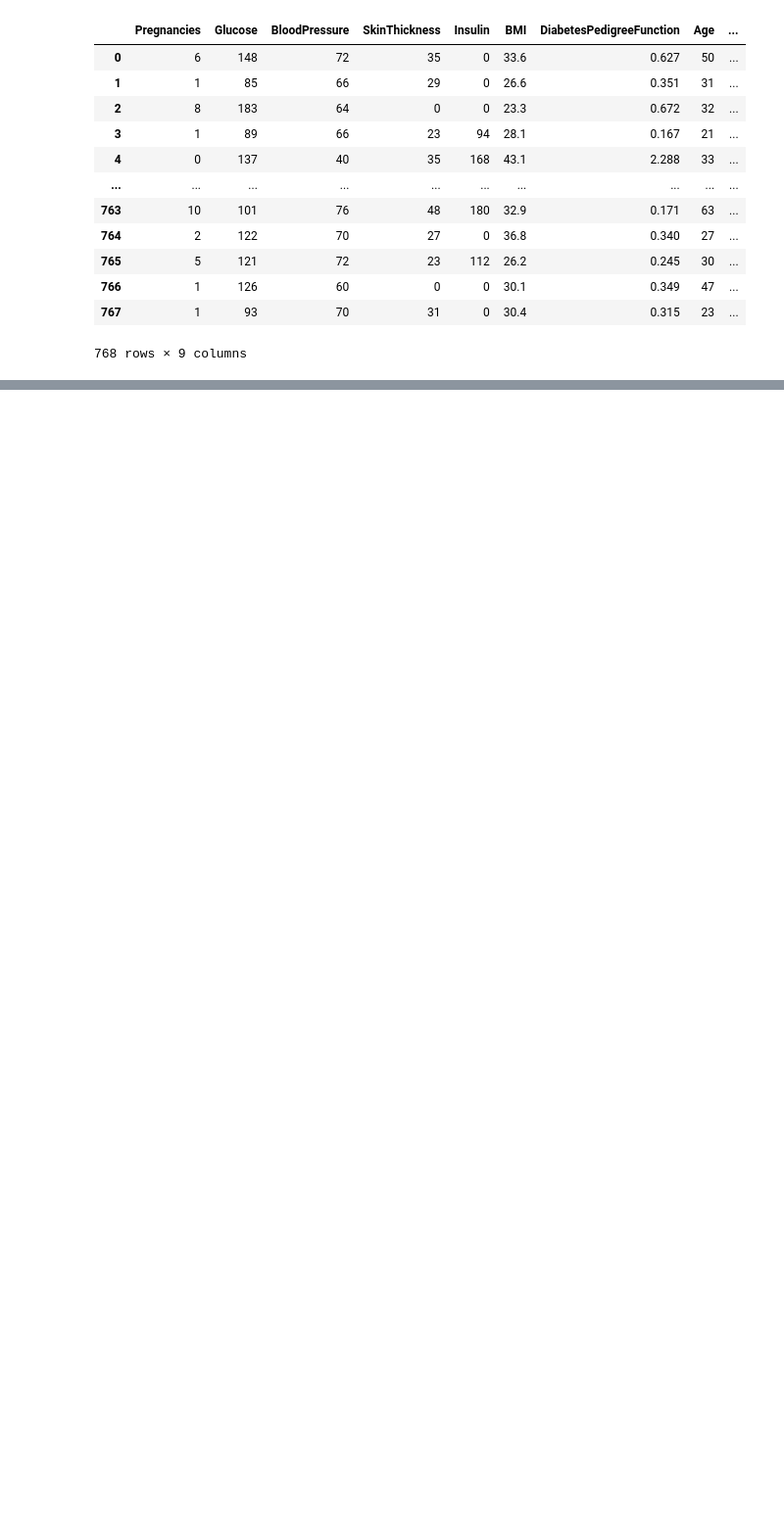
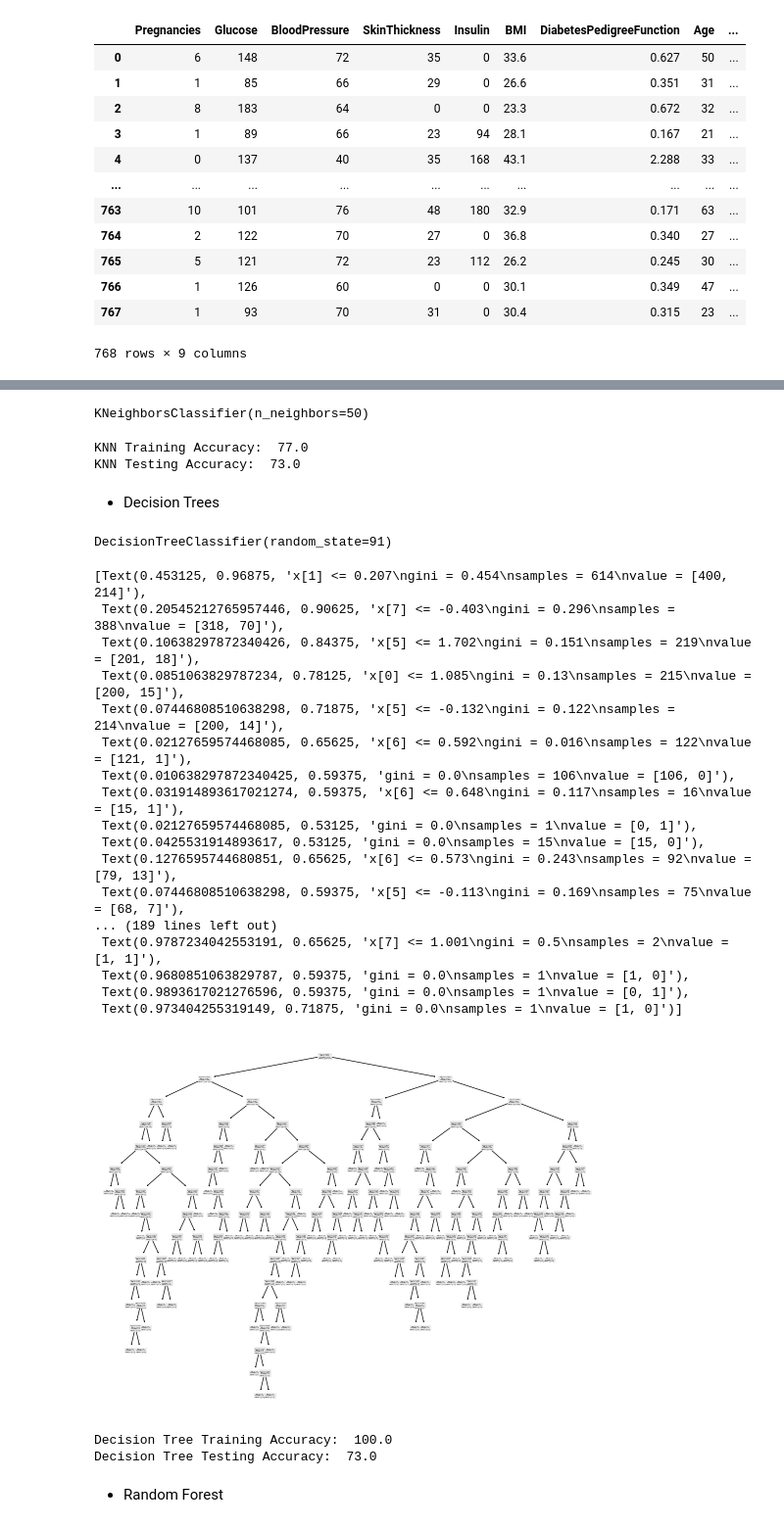
Before and after one commit to BamaCharanChhandogi/Diabetes-Prediction, a Jupyter notebook: server/Diabetes.ipynb, the cells around one changed output, grey strips where cells are left out. Shown at 98% size. Saved outputs shown, nothing was run; the diff lists cells and outputs as text; code cells hidden in the pictures; blank space fills up the shorter version.

```diff
--- a/server/Diabetes.ipynb
+++ b/server/Diabetes.ipynb
@@ -24,0 +177,2 @@ df
+# %%
+train_x, test_x, train_y, test_y = train_test_split(X, Y, test_size = 0.2, stratify=y, random_state = 2)
@@ -24,0 +220,3 @@ df
+# %%
+nb = GaussianNB()
+nb.fit(train_x, train_y)
@@ -24,0 +236,5 @@ df
+# %%
+knn = KNeighborsClassifier(n_neighbors=50)
+knn.fit(train_x, train_y)
+# %% [output]
+KNeighborsClassifier(n_neighbors=50)
@@ -24,0 +244,47 @@ df
+# %%
+print("KNN Training Accuracy: ", round(accuracy_score(train_y, knn_train_pred), 2)*100)
+print("KNN Testing Accuracy: ", round(accuracy_score(test_y, knn_test_pred), 2)*100)
+# %% [output]
+KNN Training Accuracy:  77.0
+KNN Testing Accuracy:  73.0
+# %% [markdown]
+- Decision Trees
+# %%
+max_accuracy = 0
+for i in range(2000):
+    clf = DecisionTreeClassifier(random_state = i)
+    clf.fit(train_x, train_y)
+    pred = clf.predict(test_x)
+    current_accuracy = round(accuracy_score(pred, test_y)*100,2)
+    if(current_accuracy > max_accuracy):
+        max_accuracy = current_accuracy
+        best_random_state = i
+
+# print("Best Random State: ", best_random_state)
+# print("Best Accuracy: ", max_accuracy)
+
+clf = DecisionTreeClassifier(random_state = best_random_state)
+clf.fit(train_x, train_y)
+# %% [output]
+DecisionTreeClassifier(random_state=91)
+# %%
+tree.plot_tree(clf)
+# %% [output]
+[Text(0.453125, 0.96875, 'x[1] <= 0.207\ngini = 0.454\nsamples = 614\nvalue = [400, 214]'),
+ Text(0.20545212765957446, 0.90625, 'x[7] <= -0.403\ngini = 0.296\nsamples = 388\nvalue = [318, 70]'),
+ Text(0.10638297872340426, 0.84375, 'x[5] <= 1.702\ngini = 0.151\nsamples = 219\nvalue = [201, 18]'),
+ Text(0.0851063829787234, 0.78125, 'x[0] <= 1.085\ngini = 0.13\nsamples = 215\nvalue = [200, 15]'),
+ Text(0.07446808510638298, 0.71875, 'x[5] <= -0.132\ngini = 0.122\nsamples = 214\nvalue = [200, 14]'),
+ Text(0.02127659574468085, 0.65625, 'x[6] <= 0.592\ngini = 0.016\nsamples = 122\nvalue = [121, 1]'),
+ Text(0.010638297872340425, 0.59375, 'gini = 0.0\nsamples = 106\nvalue = [106, 0]'),
+ Text(0.031914893617021274, 0.59375, 'x[6] <= 0.648\ngini = 0.117\nsamples = 16\nvalue = [15, 1]'),
+ Text(0.02127659574468085, 0.53125, 'gini = 0.0\nsamples = 1\nvalue = [0, 1]'),
+ Text(0.0425531914893617, 0.53125, 'gini = 0.0\nsamples = 15\nvalue = [15, 0]'),
+ Text(0.1276595744680851, 0.65625, 'x[6] <= 0.573\ngini = 0.243\nsamples = 92\nvalue = [79, 13]'),
+ Text(0.07446808510638298, 0.59375, 'x[5] <= -0.113\ngini = 0.169\nsamples = 75\nvalue = [68, 7]'),
+... (189 lines left out)
+ Text(0.9787234042553191, 0.65625, 'x[7] <= 1.001\ngini = 0.5\nsamples = 2\nvalue = [1, 1]'),
+ Text(0.9680851063829787, 0.59375, 'gini = 0.0\nsamples = 1\nvalue = [1, 0]'),
+ Text(0.9893617021276596, 0.59375, 'gini = 0.0\nsamples = 1\nvalue = [0, 1]'),
+ Text(0.973404255319149, 0.71875, 'gini = 0.0\nsamples = 1\nvalue = [1, 0]')]
+[figure, added]
@@ -24,0 +294,9 @@ df
+# %%
+print("Decision Tree Training Accuracy: ", round(accuracy_score(train_y, decision_train_pred), 2)*100)
+print("Decision Tree Testing Accuracy: ", round(accuracy_score(test_y, decision_test_pred), 2)*100)
+# %% [output]
+Decision Tree Training Accuracy:  100.0
+Decision Tree Testing Accuracy:  73.0
+# %% [markdown]
+
+- Random Forest
```
Also changed, not shown: parts of 61 cells of this notebook, 17 other files.
